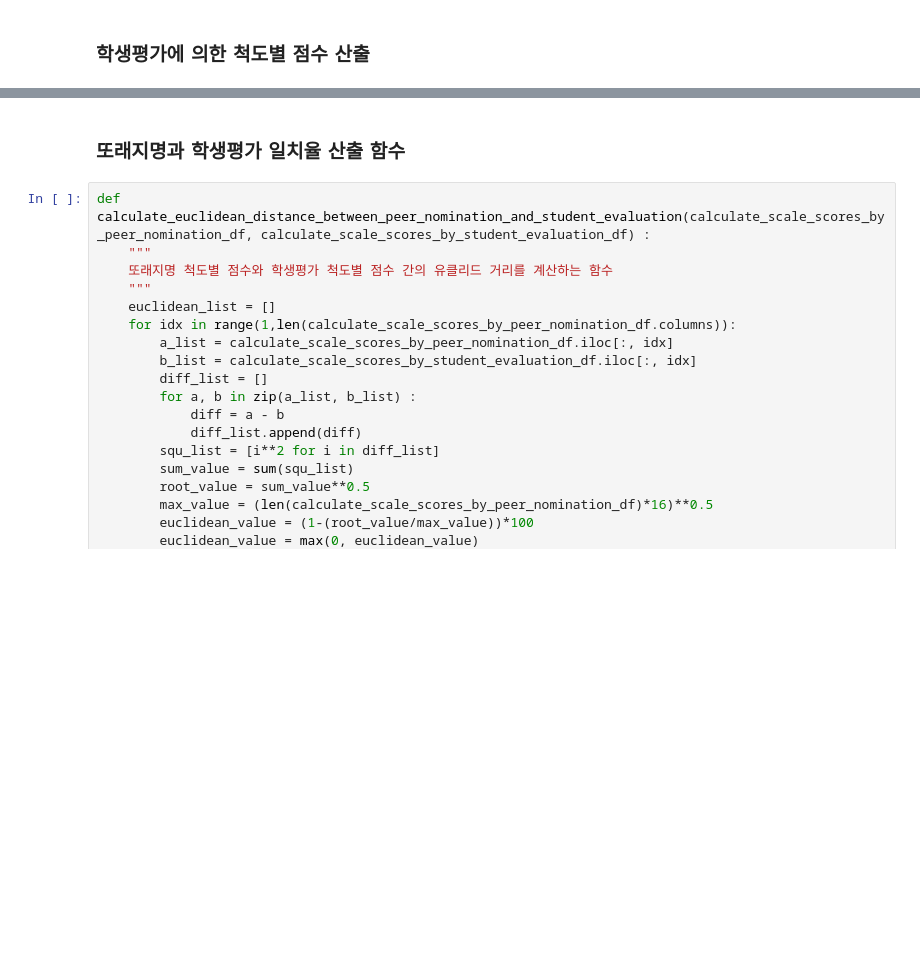
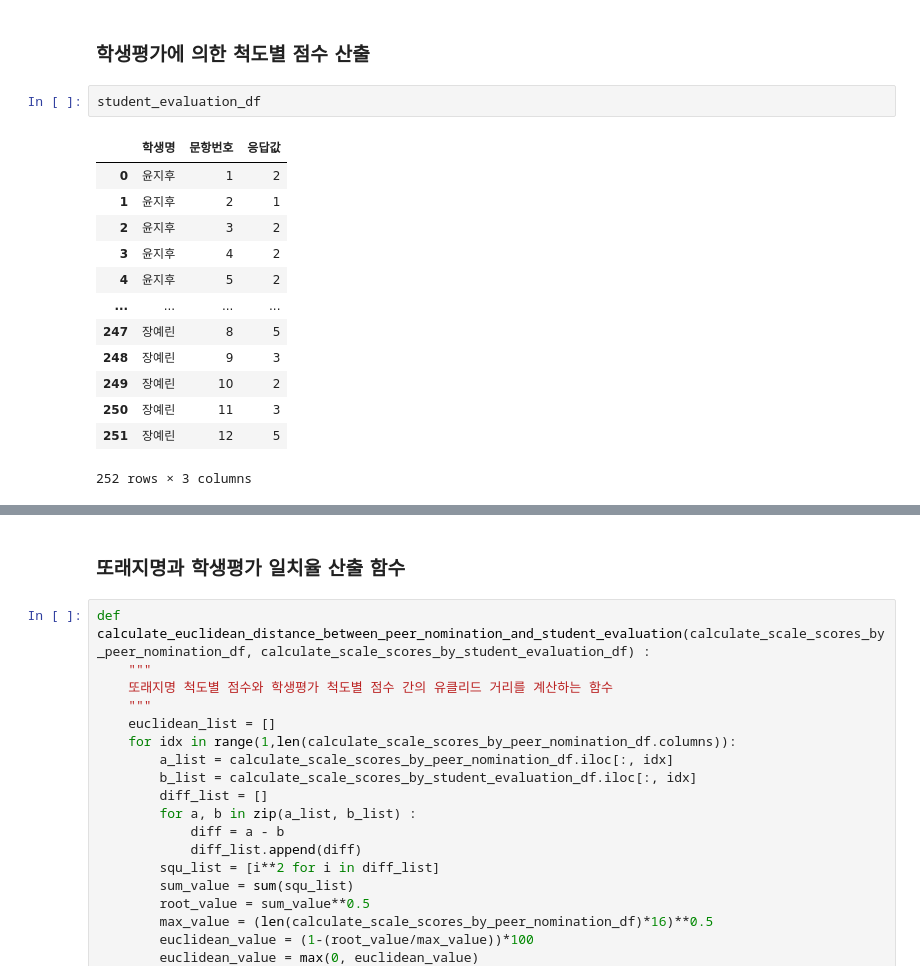
Before and after one commit to Byumin/peer, a Jupyter notebook: 검수/교사용_3p 채점로직.ipynb, the cells around one changed output, grey strips where cells are left out. Cells and saved outputs as stored; diff of their text form; blank space fills up the shorter version.

```diff
--- a/검수/교사용_3p 채점로직.ipynb
+++ b/검수/교사용_3p 채점로직.ipynb
@@ -142,5 +145,21 @@ print(calculate_scale_scores_by_peer_nomination_df)
 # %% [markdown]
 ### 학생평가에 의한 척도별 점수 산출
+# %%
+student_evaluation_df
+# %% [output]
+|  | 학생명 | 문항번호 | 응답값 |
+| 0 | 윤지후 | 1 | 2 |
+| 1 | 윤지후 | 2 | 1 |
+| 2 | 윤지후 | 3 | 2 |
+| 3 | 윤지후 | 4 | 2 |
+| 4 | 윤지후 | 5 | 2 |
+| ... | ... | ... | ... |
+| 247 | 장예린 | 8 | 5 |
+| 248 | 장예린 | 9 | 3 |
+| 249 | 장예린 | 10 | 2 |
+| 250 | 장예린 | 11 | 3 |
+| 251 | 장예린 | 12 | 5 |
+252 rows × 3 columns
 # %%
 # 학생 명단과 학생평가를 통해서 척도별 점수 산출 함수
 def calculate_scale_scores_by_student_evaluation(student_list, student_evaluation_df):
```
Also changed, not shown: parts of 7 cells of this notebook, 2 other files.
